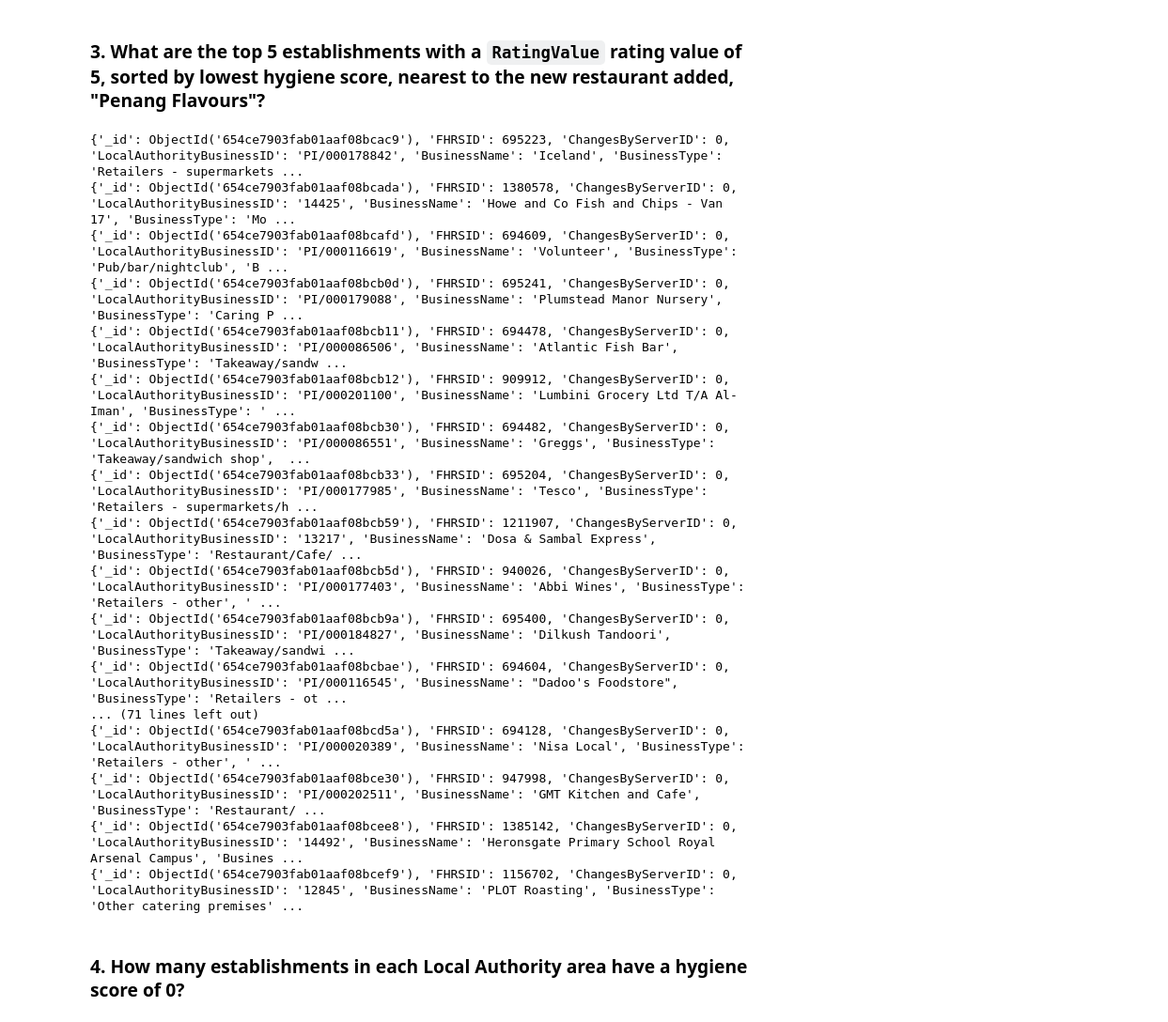
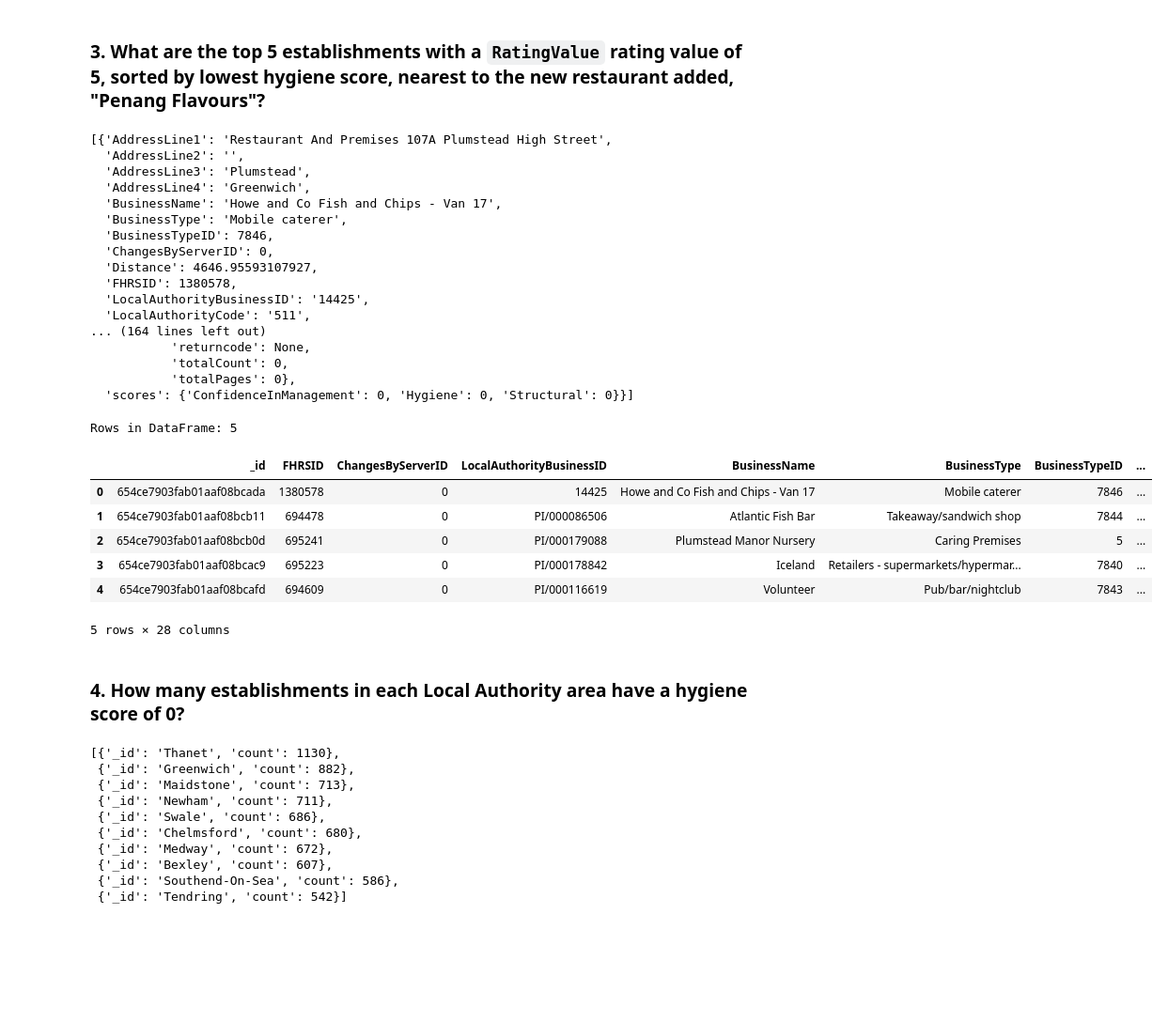
Before and after one commit to a-dhil/nosql-challenge, a Jupyter notebook: food_hygiene_rating/NoSQL_analysis_starter.ipynb, the cells around one changed output. Shown: that part at 94% size. Saved outputs shown, nothing was run; the diff lists cells and outputs as text; code cells hidden in the pictures; blank space fills up the shorter version.

```diff
--- a/food_hygiene_rating/NoSQL_analysis_starter.ipynb
+++ b/food_hygiene_rating/NoSQL_analysis_starter.ipynb
@@ -107,43 +148,73 @@ query = {'RatingValue':{'$eq':5},
          'geocode.latitude':{'$gte':latitude-degree_search,'$lte':latitude+degree_search},
           'geocode.longitude':{'$gte':longitude-degree_search,'$lte':longitude+degree_search}
 }
-#sort ={'$sort': { 'scores.Hygiene': 1 }}
+sort=[('scores.Hygiene',1)]
+limit=5
 
 # Print the results
-results=establishments.find(query).sort('scores.Hygiene',1)
-#pprint(results[0:10])
-for result in results:
-    print(result)
+#rating_values_results=list(establishments.find(query).sort('scores.Hygiene',1).limit(limit))
+rating_values_results=list(establishments.find(query).sort(sort).limit(limit))
+pprint(rating_values_results)
 # %% [output]
-{'_id': ObjectId('654ce7903fab01aaf08bcac9'), 'FHRSID': 695223, 'ChangesByServerID': 0, 'LocalAuthorityBusinessID': 'PI/000178842', 'BusinessName': 'Iceland', 'BusinessType': 'Retailers - supermarkets ...
-{'_id': ObjectId('654ce7903fab01aaf08bcada'), 'FHRSID': 1380578, 'ChangesByServerID': 0, 'LocalAuthorityBusinessID': '14425', 'BusinessName': 'Howe and Co Fish and Chips - Van 17', 'BusinessType': 'Mo ...
-{'_id': ObjectId('654ce7903fab01aaf08bcafd'), 'FHRSID': 694609, 'ChangesByServerID': 0, 'LocalAuthorityBusinessID': 'PI/000116619', 'BusinessName': 'Volunteer', 'BusinessType': 'Pub/bar/nightclub', 'B ...
-{'_id': ObjectId('654ce7903fab01aaf08bcb0d'), 'FHRSID': 695241, 'ChangesByServerID': 0, 'LocalAuthorityBusinessID': 'PI/000179088', 'BusinessName': 'Plumstead Manor Nursery', 'BusinessType': 'Caring P ...
-{'_id': ObjectId('654ce7903fab01aaf08bcb11'), 'FHRSID': 694478, 'ChangesByServerID': 0, 'LocalAuthorityBusinessID': 'PI/000086506', 'BusinessName': 'Atlantic Fish Bar', 'BusinessType': 'Takeaway/sandw ...
-{'_id': ObjectId('654ce7903fab01aaf08bcb12'), 'FHRSID': 909912, 'ChangesByServerID': 0, 'LocalAuthorityBusinessID': 'PI/000201100', 'BusinessName': 'Lumbini Grocery Ltd T/A Al-Iman', 'BusinessType': ' ...
-{'_id': ObjectId('654ce7903fab01aaf08bcb30'), 'FHRSID': 694482, 'ChangesByServerID': 0, 'LocalAuthorityBusinessID': 'PI/000086551', 'BusinessName': 'Greggs', 'BusinessType': 'Takeaway/sandwich shop',  ...
-{'_id': ObjectId('654ce7903fab01aaf08bcb33'), 'FHRSID': 695204, 'ChangesByServerID': 0, 'LocalAuthorityBusinessID': 'PI/000177985', 'BusinessName': 'Tesco', 'BusinessType': 'Retailers - supermarkets/h ...
-{'_id': ObjectId('654ce7903fab01aaf08bcb59'), 'FHRSID': 1211907, 'ChangesByServerID': 0, 'LocalAuthorityBusinessID': '13217', 'BusinessName': 'Dosa & Sambal Express', 'BusinessType': 'Restaurant/Cafe/ ...
-{'_id': ObjectId('654ce7903fab01aaf08bcb5d'), 'FHRSID': 940026, 'ChangesByServerID': 0, 'LocalAuthorityBusinessID': 'PI/000177403', 'BusinessName': 'Abbi Wines', 'BusinessType': 'Retailers - other', ' ...
-{'_id': ObjectId('654ce7903fab01aaf08bcb9a'), 'FHRSID': 695400, 'ChangesByServerID': 0, 'LocalAuthorityBusinessID': 'PI/000184827', 'BusinessName': 'Dilkush Tandoori', 'BusinessType': 'Takeaway/sandwi ...
-{'_id': ObjectId('654ce7903fab01aaf08bcbae'), 'FHRSID': 694604, 'ChangesByServerID': 0, 'LocalAuthorityBusinessID': 'PI/000116545', 'BusinessName': "Dadoo's Foodstore", 'BusinessType': 'Retailers - ot ...
-... (71 lines left out)
-{'_id': ObjectId('654ce7903fab01aaf08bcd5a'), 'FHRSID': 694128, 'ChangesByServerID': 0, 'LocalAuthorityBusinessID': 'PI/000020389', 'BusinessName': 'Nisa Local', 'BusinessType': 'Retailers - other', ' ...
-{'_id': ObjectId('654ce7903fab01aaf08bce30'), 'FHRSID': 947998, 'ChangesByServerID': 0, 'LocalAuthorityBusinessID': 'PI/000202511', 'BusinessName': 'GMT Kitchen and Cafe', 'BusinessType': 'Restaurant/ ...
-{'_id': ObjectId('654ce7903fab01aaf08bcee8'), 'FHRSID': 1385142, 'ChangesByServerID': 0, 'LocalAuthorityBusinessID': '14492', 'BusinessName': 'Heronsgate Primary School Royal Arsenal Campus', 'Busines ...
-{'_id': ObjectId('654ce7903fab01aaf08bcef9'), 'FHRSID': 1156702, 'ChangesByServerID': 0, 'LocalAuthorityBusinessID': '12845', 'BusinessName': 'PLOT Roasting', 'BusinessType': 'Other catering premises' ...
+[{'AddressLine1': 'Restaurant And Premises 107A Plumstead High Street',
+  'AddressLine2': '',
+  'AddressLine3': 'Plumstead',
+  'AddressLine4': 'Greenwich',
+  'BusinessName': 'Howe and Co Fish and Chips - Van 17',
+  'BusinessType': 'Mobile caterer',
+  'BusinessTypeID': 7846,
+  'ChangesByServerID': 0,
+  'Distance': 4646.95593107927,
+  'FHRSID': 1380578,
+  'LocalAuthorityBusinessID': '14425',
+  'LocalAuthorityCode': '511',
+... (164 lines left out)
+           'returncode': None,
+           'totalCount': 0,
+           'totalPages': 0},
+  'scores': {'ConfidenceInManagement': 0, 'Hygiene': 0, 'Structural': 0}}]
 # %%
 # Convert result to Pandas DataFrame
+rating_values_results_df=pd.DataFrame(rating_values_results)
+# Display the number of rows in the DataFrame
+print(f"Rows in DataFrame: {len(rating_values_results_df)}")
+# Display the first 10 rows of the DataFrame
+rating_values_results_df.head(10)
+# %% [output]
+Rows in DataFrame: 5
+|  | _id | FHRSID | ChangesByServerID | LocalAuthorityBusinessID | BusinessName | BusinessType | BusinessTypeID | ... |
+| 0 | 654ce7903fab01aaf08bcada | 1380578 | 0 | 14425 | Howe and Co Fish and Chips - Van 17 | Mobile caterer | 7846 | ... |
+| 1 | 654ce7903fab01aaf08bcb11 | 694478 | 0 | PI/000086506 | Atlantic Fish Bar | Takeaway/sandwich shop | 7844 | ... |
+| 2 | 654ce7903fab01aaf08bcb0d | 695241 | 0 | PI/000179088 | Plumstead Manor Nursery | Caring Premises | 5 | ... |
+| 3 | 654ce7903fab01aaf08bcac9 | 695223 | 0 | PI/000178842 | Iceland | Retailers - supermarkets/hypermar... | 7840 | ... |
+| 4 | 654ce7903fab01aaf08bcafd | 694609 | 0 | PI/000116619 | Volunteer | Pub/bar/nightclub | 7843 | ... |
+5 rows × 28 columns
 # %% [markdown]
 ### 4. How many establishments in each Local Authority area have a hygiene score of 0?
 # %%
 # Create a pipeline that:
 # 1. Matches establishments with a hygiene score of 0
+match_query={'$match': {'scores.Hygiene': {'$eq': 0}}}
 # 2. Groups the matches by Local Authority
+group_query={'$group': {'_id': "$LocalAuthorityName", 'count': { '$sum': 1 }}}
 # 3. Sorts the matches from highest to lowest
-
+sort_values= {'$sort': { 'count': -1 }}
+# Put the pipeline together
+pipeline = [match_query, group_query, sort_values]
 # Print the number of documents in the result
-
+local_authority_results = list(establishments.aggregate(pipeline))
 # Print the first 10 results
+pprint(local_authority_results[0:10])
+# %% [output]
+[{'_id': 'Thanet', 'count': 1130},
+ {'_id': 'Greenwich', 'count': 882},
+ {'_id': 'Maidstone', 'count': 713},
+ {'_id': 'Newham', 'count': 711},
+ {'_id': 'Swale', 'count': 686},
+ {'_id': 'Chelmsford', 'count': 680},
+ {'_id': 'Medway', 'count': 672},
+ {'_id': 'Bexley', 'count': 607},
+ {'_id': 'Southend-On-Sea', 'count': 586},
+ {'_id': 'Tendring', 'count': 542}]
 # %%
 # Convert the result to a Pandas DataFrame
```
Also changed, not shown: parts of 5 cells of this notebook.
